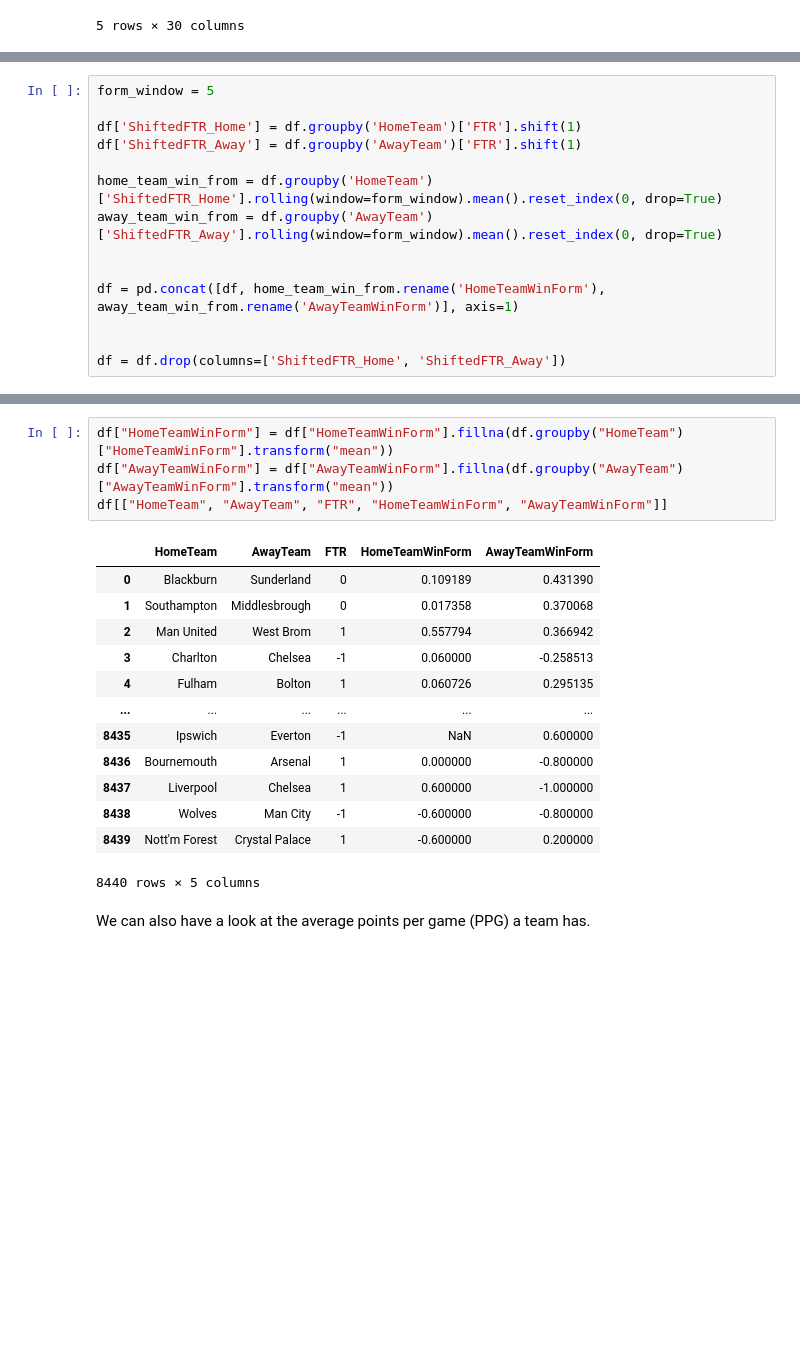
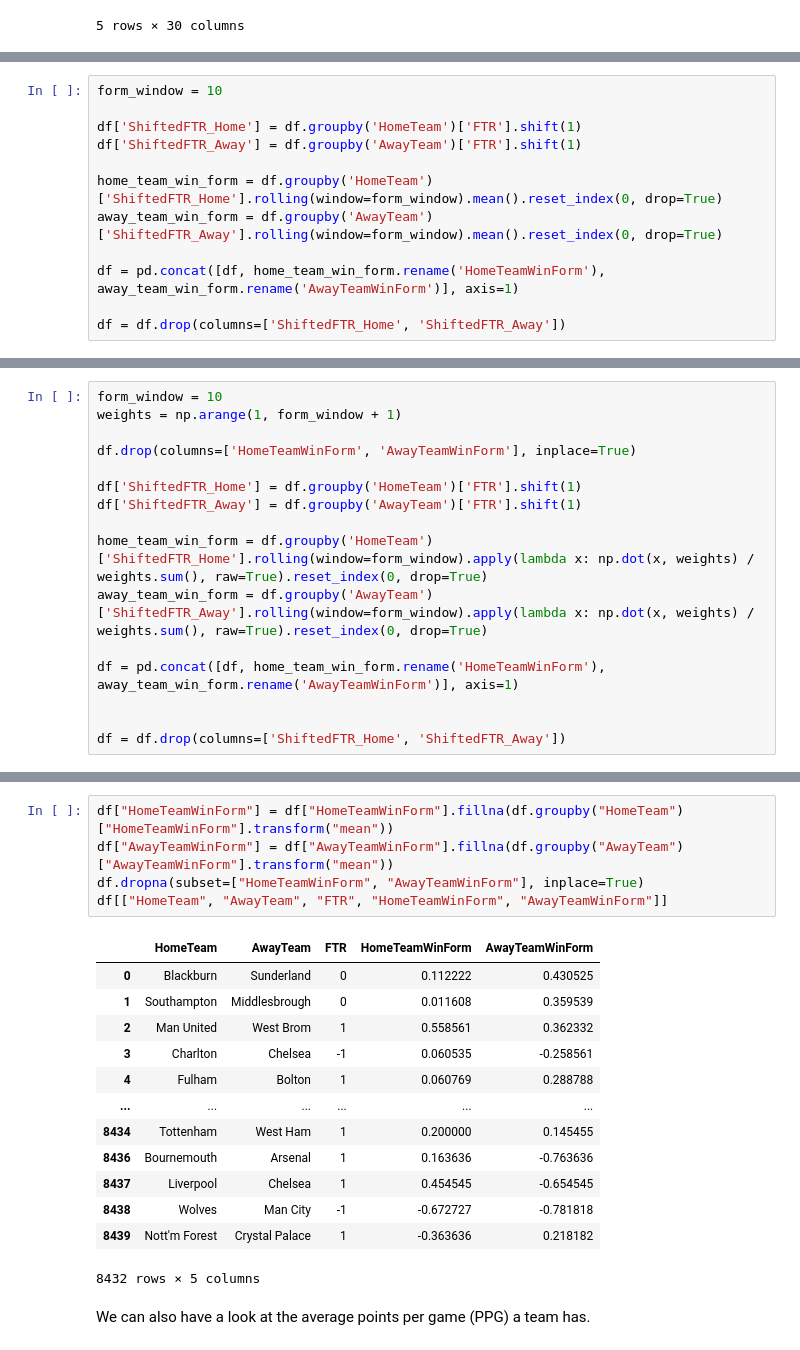
Before and after one commit to AndreasMarken/A3I-Unibo-Project, a Jupyter notebook: notebook/5. Feature engineering.ipynb, the cells around one changed output, grey strips where cells are left out. Drawn from its saved outputs; the diff is of its cells as text; blank space fills up the shorter version.

```diff
--- a/notebook/5. Feature engineering.ipynb
+++ b/notebook/5. Feature engineering.ipynb
@@ -78,15 +79,13 @@ Next up, we also want to encode some form data for the teams as well. We want to
 # %%
-form_window = 5
+form_window = 10
 
 df['ShiftedFTR_Home'] = df.groupby('HomeTeam')['FTR'].shift(1)
 df['ShiftedFTR_Away'] = df.groupby('AwayTeam')['FTR'].shift(1)
 
-home_team_win_from = df.groupby('HomeTeam')['ShiftedFTR_Home'].rolling(window=form_window).mean().reset_index(0, drop=True)
-away_team_win_from = df.groupby('AwayTeam')['ShiftedFTR_Away'].rolling(window=form_window).mean().reset_index(0, drop=True)
+home_team_win_form = df.groupby('HomeTeam')['ShiftedFTR_Home'].rolling(window=form_window).mean().reset_index(0, drop=True)
+away_team_win_form = df.groupby('AwayTeam')['ShiftedFTR_Away'].rolling(window=form_window).mean().reset_index(0, drop=True)
 
-
-df = pd.concat([df, home_team_win_from.rename('HomeTeamWinForm'), away_team_win_from.rename('AwayTeamWinForm')], axis=1)
-
+df = pd.concat([df, home_team_win_form.rename('HomeTeamWinForm'), away_team_win_form.rename('AwayTeamWinForm')], axis=1)
 
 df = df.drop(columns=['ShiftedFTR_Home', 'ShiftedFTR_Away'])
 # %%
@@ -107,0 +115,16 @@ df[["HomeTeam", "AwayTeam", "FTR", "HomeTeamWinForm", "AwayTeamWinForm"]]
+# %%
+form_window = 10
+weights = np.arange(1, form_window + 1)
+
+df.drop(columns=['HomeTeamWinForm', 'AwayTeamWinForm'], inplace=True)
+
+df['ShiftedFTR_Home'] = df.groupby('HomeTeam')['FTR'].shift(1)
+df['ShiftedFTR_Away'] = df.groupby('AwayTeam')['FTR'].shift(1)
+
+home_team_win_form = df.groupby('HomeTeam')['ShiftedFTR_Home'].rolling(window=form_window).apply(lambda x: np.dot(x, weights) / weights.sum(), raw=True).reset_index(0, drop=True)
+away_team_win_form = df.groupby('AwayTeam')['ShiftedFTR_Away'].rolling(window=form_window).apply(lambda x: np.dot(x, weights) / weights.sum(), raw=True).reset_index(0, drop=True)
+
+df = pd.concat([df, home_team_win_form.rename('HomeTeamWinForm'), away_team_win_form.rename('AwayTeamWinForm')], axis=1)
+
+
+df = df.drop(columns=['ShiftedFTR_Home', 'ShiftedFTR_Away'])
@@ -112,21 +153,22 @@ We have decided to subsitute the ``NaN``values with the average of each teams wi
 # %%
 df["HomeTeamWinForm"] = df["HomeTeamWinForm"].fillna(df.groupby("HomeTeam")["HomeTeamWinForm"].transform("mean"))
 df["AwayTeamWinForm"] = df["AwayTeamWinForm"].fillna(df.groupby("AwayTeam")["AwayTeamWinForm"].transform("mean"))
+df.dropna(subset=["HomeTeamWinForm", "AwayTeamWinForm"], inplace=True)
 df[["HomeTeam", "AwayTeam", "FTR", "HomeTeamWinForm", "AwayTeamWinForm"]]
 # %% [output]
 |  | HomeTeam | AwayTeam | FTR | HomeTeamWinForm | AwayTeamWinForm |
-| 0 | Blackburn | Sunderland | 0 | 0.109189 | 0.431390 |
-| 1 | Southampton | Middlesbrough | 0 | 0.017358 | 0.370068 |
-| 2 | Man United | West Brom | 1 | 0.557794 | 0.366942 |
-| 3 | Charlton | Chelsea | -1 | 0.060000 | -0.258513 |
-| 4 | Fulham | Bolton | 1 | 0.060726 | 0.295135 |
+| 0 | Blackburn | Sunderland | 0 | 0.112222 | 0.430525 |
+| 1 | Southampton | Middlesbrough | 0 | 0.011608 | 0.359539 |
+| 2 | Man United | West Brom | 1 | 0.558561 | 0.362332 |
+| 3 | Charlton | Chelsea | -1 | 0.060535 | -0.258561 |
+| 4 | Fulham | Bolton | 1 | 0.060769 | 0.288788 |
 | ... | ... | ... | ... | ... | ... |
-| 8435 | Ipswich | Everton | -1 | NaN | 0.600000 |
-| 8436 | Bournemouth | Arsenal | 1 | 0.000000 | -0.800000 |
-| 8437 | Liverpool | Chelsea | 1 | 0.600000 | -1.000000 |
-| 8438 | Wolves | Man City | -1 | -0.600000 | -0.800000 |
-| 8439 | Nott'm Forest | Crystal Palace | 1 | -0.600000 | 0.200000 |
+| 8434 | Tottenham | West Ham | 1 | 0.200000 | 0.145455 |
+| 8436 | Bournemouth | Arsenal | 1 | 0.163636 | -0.763636 |
+| 8437 | Liverpool | Chelsea | 1 | 0.454545 | -0.654545 |
+| 8438 | Wolves | Man City | -1 | -0.672727 | -0.781818 |
+| 8439 | Nott'm Forest | Crystal Palace | 1 | -0.363636 | 0.218182 |
-8440 rows × 5 columns
+8432 rows × 5 columns
 # %% [markdown]
 We can also have a look at the average points per game (PPG) a team has.
 # %%
```
Also changed, not shown: parts of 17 cells of this notebook.
